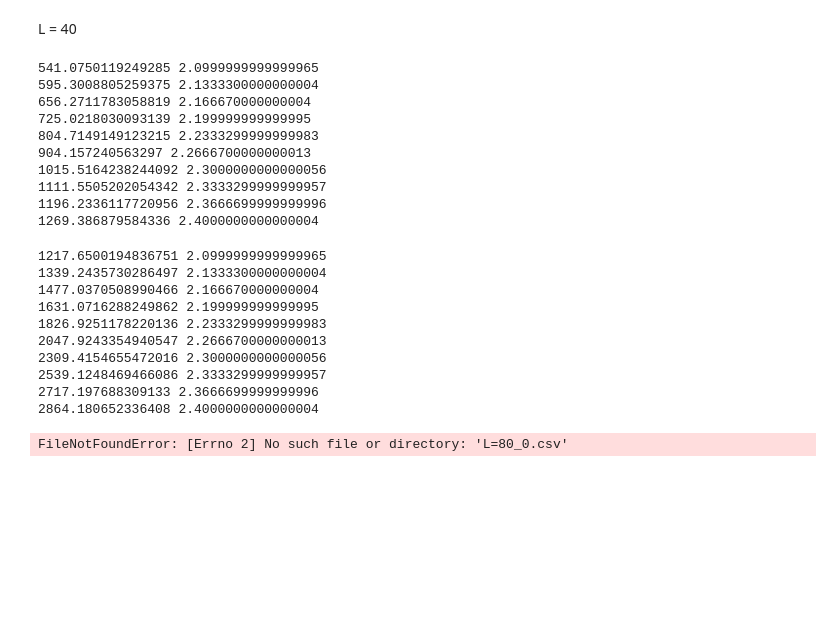
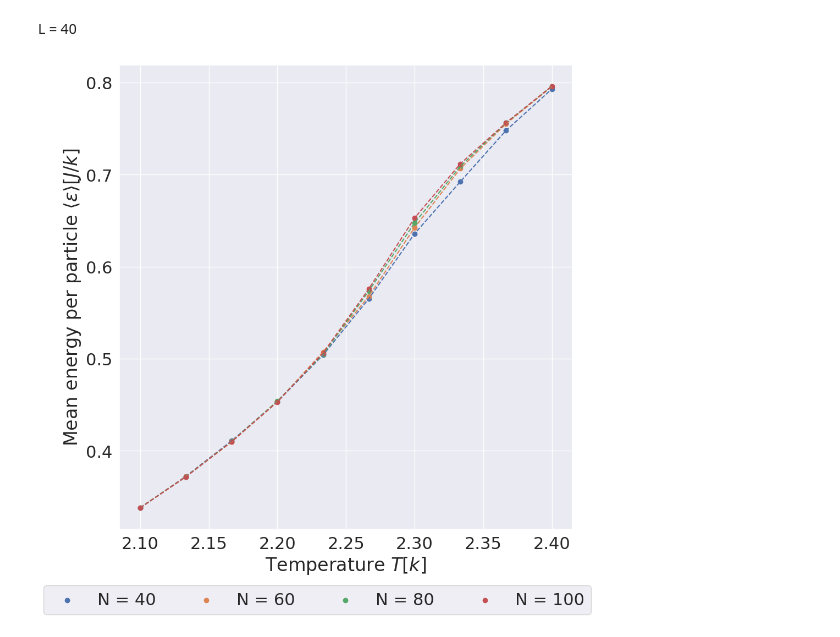
Before and after one commit to augude/fys3150, a Jupyter notebook: Project4/plotting.ipynb, the cells around one changed output. Saved outputs shown, nothing was run; the diff lists cells and outputs as text; code cells hidden in the pictures; blank space fills up the shorter version.

Commit message:
Made plots for problem 8

```diff
--- a/Project4/plotting.ipynb
+++ b/Project4/plotting.ipynb
@@ -228,7 +228,7 @@ plt.show()
 # %% [markdown]
 ### More histograms for L = 20 at different temperatures
 # %%
-files40 = [f"L=20_{i}.csv" for i in range(5)]
+files40 = [f"output/L=20_{i}.csv" for i in range(5)]
 fig, axs = plt.subplots(1, 1, figsize = (15, 10))
 for index, files in enumerate(files40):
     df = csvToDf(files)
@@ -270,42 +270,3 @@ print(num)
 ### Problem 8
 # %% [markdown]
 L = 40
-# %%
-files40 = [f"L=40_{i}.csv" for i in range(10)]
-for files in files40:
-    df = csvToDf(files)
-    print(df.energy1mom.mean(), df.temperature.mean())
-# %% [output]
-541.0750119249285 2.0999999999999965
-595.3008805259375 2.1333300000000004
-656.2711783058819 2.166670000000004
-725.0218030093139 2.199999999999995
-804.7149149123215 2.2333299999999983
-904.157240563297 2.2666700000000013
-1015.5164238244092 2.3000000000000056
-1111.5505202054342 2.3333299999999957
-1196.2336117720956 2.3666699999999996
-1269.386879584336 2.4000000000000004
-# %%
-files60 = [f"L=60_{i}.csv" for i in range(10)]
-for files in files60:
-    df = csvToDf(files)
-    print(df.energy1mom.mean(), df.temperature.mean())
-# %% [output]
-1217.6500194836751 2.0999999999999965
-1339.2435730286497 2.1333300000000004
-1477.0370508990466 2.166670000000004
-1631.0716288249862 2.199999999999995
-1826.9251178220136 2.2333299999999983
-2047.9243354940547 2.2666700000000013
-2309.4154655472016 2.3000000000000056
-2539.1248469466086 2.3333299999999957
-2717.197688309133 2.3666699999999996
-2864.180652336408 2.4000000000000004
-# %%
-files80 = [f"L=80_{i}.csv" for i in range(10)]
-for files in files80:
-    df = csvToDf(files)
-    print(df.energy1mom.mean(), df.temperature.mean())
-# %% [output]
-FileNotFoundError: [Errno 2] No such file or directory: 'L=80_0.csv'
@@ -311,0 +333,22 @@ FileNotFoundError: [Errno 2] No such file or directory: 'L=80_0.csv'
+# %%
+fig, axs = plt.subplots(1, 1, figsize = (10, 10))
+axs.plot(temp, eng40, linestyle = '--')
+axs.scatter(temp, eng40, label = f'N = 40')
+
+axs.plot(temp, eng60, linestyle = '--')
+axs.scatter(temp, eng60, label = f'N = 60')
+
+axs.plot(temp, eng80, linestyle = '--')
+axs.scatter(temp, eng80, label = f'N = 80')
+
+axs.plot(temp, eng100, linestyle = '--')
+axs.scatter(temp, eng100, label = f'N = 100')
+
+axs.set_ylabel(r'Mean energy per particle $\langle\epsilon\rangle\, [J]$')
+axs.set_xlabel(r'Temperature $T [k]$')
+lgd = fig.legend(loc = 'lower center', ncol = 5, fancybox = True,
+            bbox_to_anchor = (0.5, -0.05))
+fig.tight_layout()
+plt.show()
+# %% [output]
+[figure, added]
```
Also changed, not shown: parts of 8 cells of this notebook.
